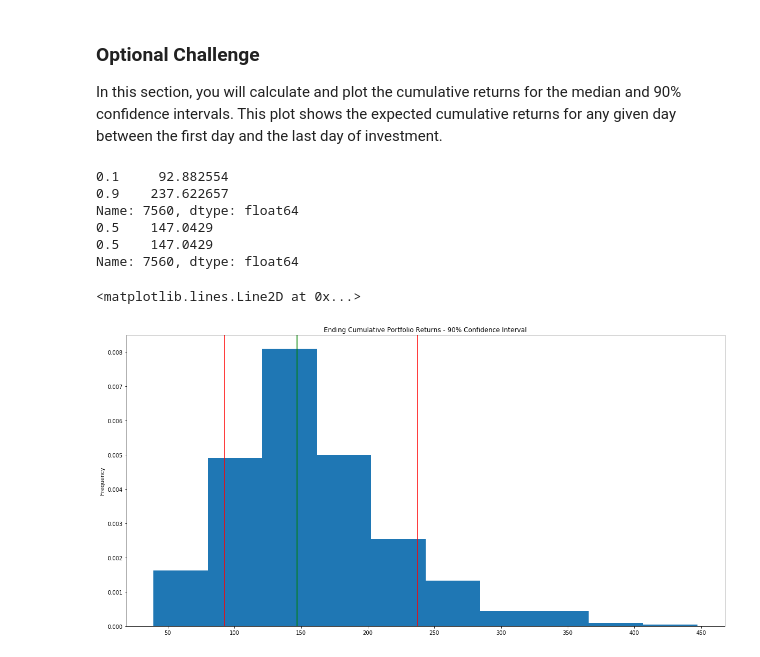
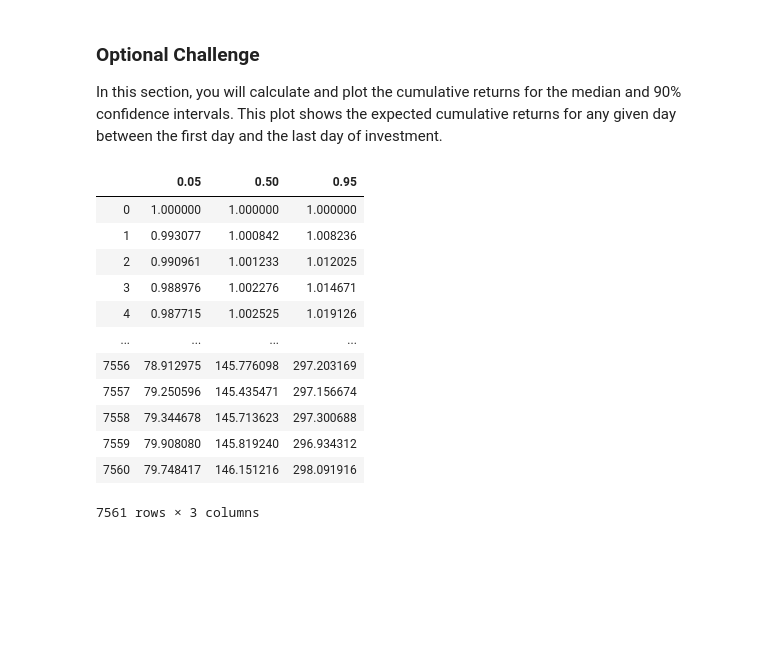
Before and after one commit to amejiali/apis-homework, a Jupyter notebook: Starter_Code/portfolio_planner.ipynb, the cells around one changed output. Cells and saved outputs as stored; diff of their text form; code cells hidden in the pictures; blank space fills up the shorter version.

```diff
--- a/Starter_Code/portfolio_planner.ipynb
+++ b/Starter_Code/portfolio_planner.ipynb
@@ -336,23 +346,21 @@ Withdrawing 4% at 10th Percentile will cover the income with no issues
 ### Optional Challenge
 
 In this section, you will calculate and plot the cumulative returns for the median and 90% confidence intervals. This plot shows the expected cumulative returns for any given day between the first day and the last day of investment.
-# %%
-# YOUR CODE HERE
-# Visualize the distribution of the ending returns
-# YOUR CODE HERE
-print(confidence_interval_10_90)
-print(confidence_interval_50_50)
-plt.figure();
-portfolio_cumulative_returns_30.plot(kind='hist', title= "Ending Cumulative Portfolio Returns - 90% Confidence Interval", density=True, bins=10, figsize=(20,10))
-plt.axvline(confidence_interval_10_90.iloc[0], color='r')
-plt.axvline(confidence_interval_10_90.iloc[1], color='r')
-plt.axvline(confidence_interval_50_50.iloc[1], color='g')
-# %% [output]
-0.1     92.882554
-0.9    237.622657
-Name: 7560, dtype: float64
-0.5    147.0429
-0.5    147.0429
-Name: 7560, dtype: float64
-<matplotlib.lines.Line2D at 0x...>
-[figure, removed]
+# %%
+# YOUR CODE HERE
+monte_carlo_50_90_5 = monte_carlo.quantile(q=[0.05,0.5,0.95],numeric_only=True, axis=1).T
+monte_carlo_50_90_5
+# %% [output]
+|  | 0.05 | 0.50 | 0.95 |
+| 0 | 1.000000 | 1.000000 | 1.000000 |
+| 1 | 0.993077 | 1.000842 | 1.008236 |
+| 2 | 0.990961 | 1.001233 | 1.012025 |
+| 3 | 0.988976 | 1.002276 | 1.014671 |
+| 4 | 0.987715 | 1.002525 | 1.019126 |
+| ... | ... | ... | ... |
+| 7556 | 78.912975 | 145.776098 | 297.203169 |
+| 7557 | 79.250596 | 145.435471 | 297.156674 |
+| 7558 | 79.344678 | 145.713623 | 297.300688 |
+| 7559 | 79.908080 | 145.819240 | 296.934312 |
+| 7560 | 79.748417 | 146.151216 | 298.091916 |
+7561 rows × 3 columns
```
Also changed, not shown: parts of 3 cells of this notebook, 1 other file.
